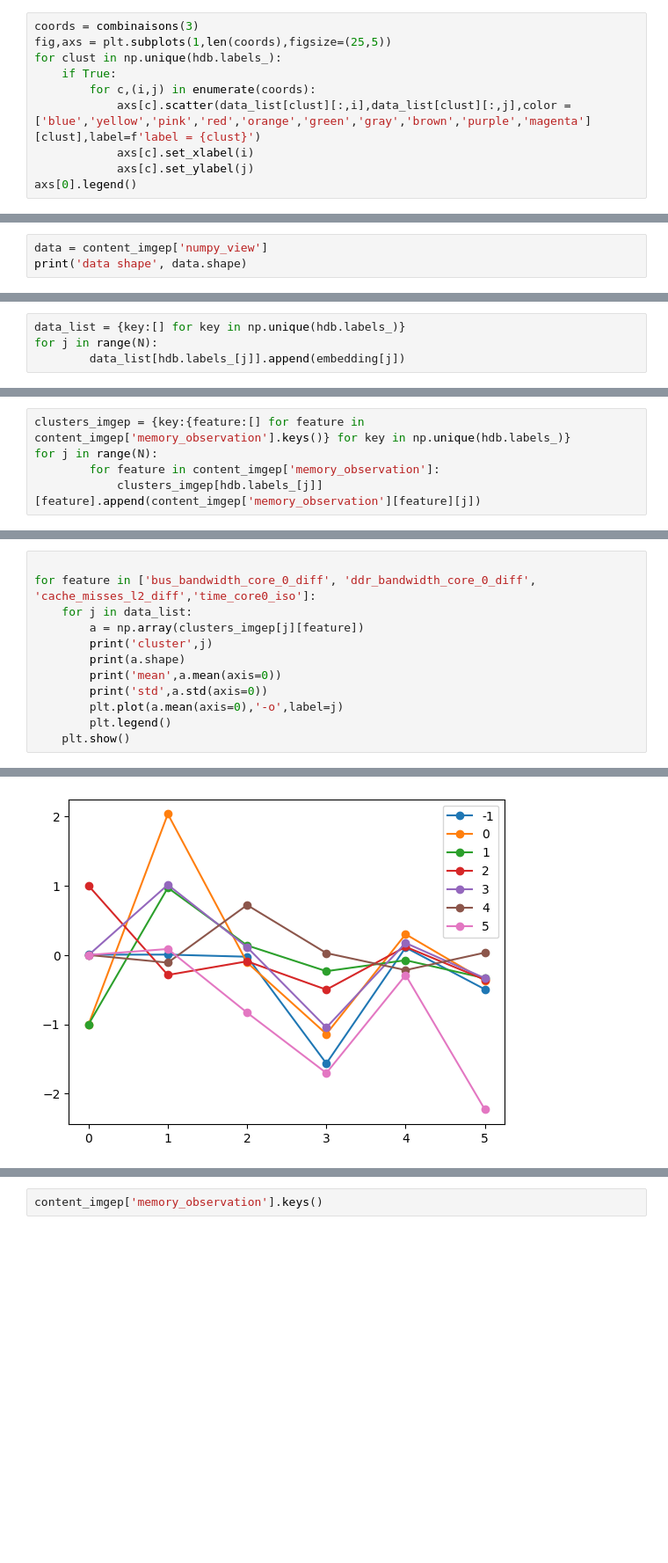
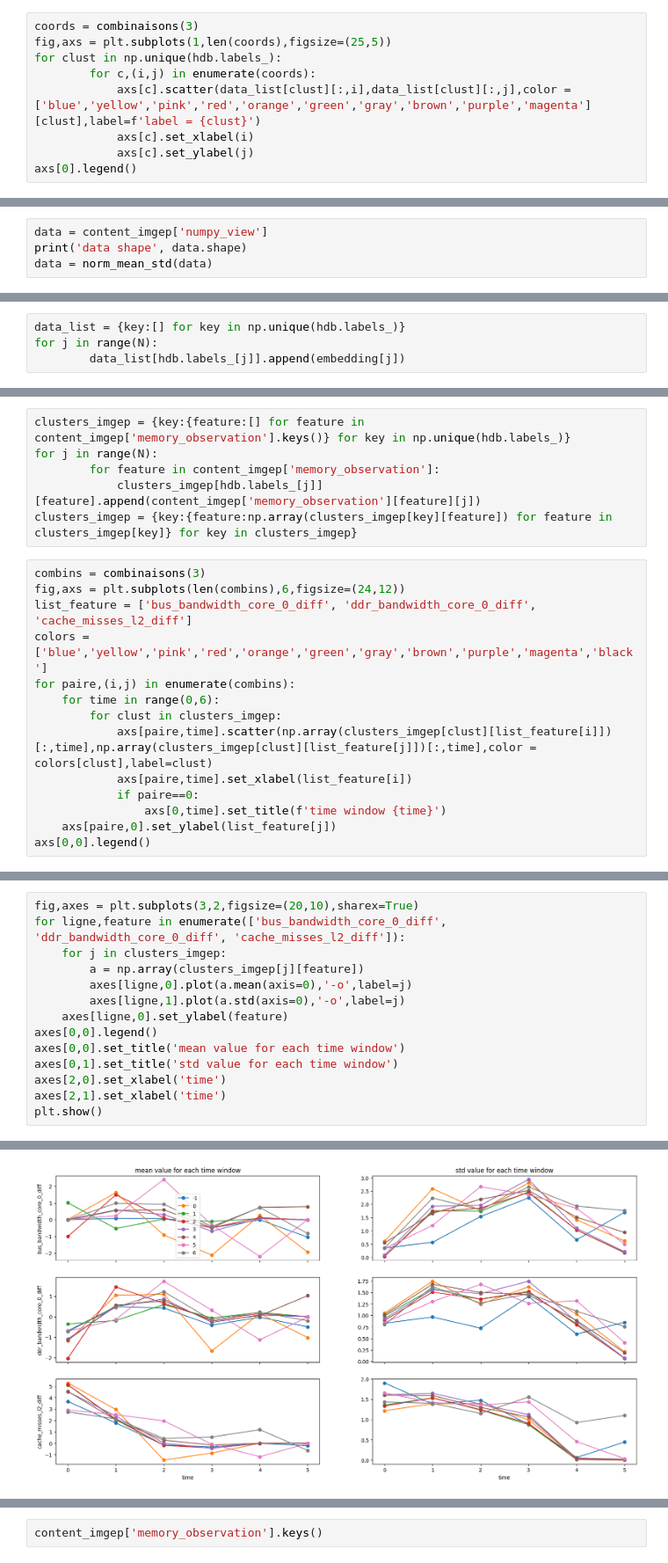
Before and after one commit to Ludoviccccc/Aixia_nouvelle_approche, a Jupyter notebook: Analyse_imgep.ipynb, the cells around one changed output, grey strips where cells are left out. Shown at 88% size. Drawn from its saved outputs; the diff is of its cells as text; blank space fills up the shorter version.

```diff
--- a/Analyse_imgep.ipynb
+++ b/Analyse_imgep.ipynb
@@ -168,7 +151,6 @@ num elem label 7: 2124
 coords = combinaisons(3)
 fig,axs = plt.subplots(1,len(coords),figsize=(25,5))
 for clust in np.unique(hdb.labels_):
-    if True:
         for c,(i,j) in enumerate(coords):
             axs[c].scatter(data_list[clust][:,i],data_list[clust][:,j],color = ['blue','yellow','pink','red','orange','green','gray','brown','purple','magenta'][clust],label=f'label = {clust}')
             axs[c].set_xlabel(i)
@@ -187,5 +168,6 @@ embedding = reducer.fit_transform(data)
 # %%
 data = content_imgep['numpy_view']
 print('data shape', data.shape)
+data = norm_mean_std(data)
 # %% [output]
 data shape (100000, 18)
@@ -242,3 +231,18 @@ clusters_imgep = {key:{feature:[] for feature in content_imgep['memory_observati
 for j in range(N):
         for feature in content_imgep['memory_observation']:
             clusters_imgep[hdb.labels_[j]][feature].append(content_imgep['memory_observation'][feature][j])
+clusters_imgep = {key:{feature:np.array(clusters_imgep[key][feature]) for feature in clusters_imgep[key]} for key in clusters_imgep}
+# %%
+combins = combinaisons(3)
+fig,axs = plt.subplots(len(combins),6,figsize=(24,12))
+list_feature = ['bus_bandwidth_core_0_diff', 'ddr_bandwidth_core_0_diff', 'cache_misses_l2_diff']
+colors = ['blue','yellow','pink','red','orange','green','gray','brown','purple','magenta','black']
+for paire,(i,j) in enumerate(combins):
+    for time in range(0,6):
+        for clust in clusters_imgep:
+            axs[paire,time].scatter(np.array(clusters_imgep[clust][list_feature[i]])[:,time],np.array(clusters_imgep[clust][list_feature[j]])[:,time],color = colors[clust],label=clust)
+            axs[paire,time].set_xlabel(list_feature[i])
+            if paire==0:
+                axs[0,time].set_title(f'time window {time}')
+    axs[paire,0].set_ylabel(list_feature[j])
+axs[0,0].legend()
@@ -245,13 +252,15 @@ for j in range(N):
 # %%
-
-for feature in ['bus_bandwidth_core_0_diff', 'ddr_bandwidth_core_0_diff', 'cache_misses_l2_diff','time_core0_iso']:
-    for j in data_list:
+fig,axes = plt.subplots(3,2,figsize=(20,10),sharex=True)
+for ligne,feature in enumerate(['bus_bandwidth_core_0_diff', 'ddr_bandwidth_core_0_diff', 'cache_misses_l2_diff']):
+    for j in clusters_imgep:
         a = np.array(clusters_imgep[j][feature])
-        print('cluster',j)
-        print(a.shape)
-        print('mean',a.mean(axis=0))
-        print('std',a.std(axis=0))
-        plt.plot(a.mean(axis=0),'-o',label=j)
-        plt.legend()
-    plt.show()
+        axes[ligne,0].plot(a.mean(axis=0),'-o',label=j)
+        axes[ligne,1].plot(a.std(axis=0),'-o',label=j)
+    axes[ligne,0].set_ylabel(feature)
+axes[0,0].legend()
+axes[0,0].set_title('mean value for each time window')
+axes[0,1].set_title('std value for each time window')
+axes[2,0].set_xlabel('time')
+axes[2,1].set_xlabel('time')
+plt.show()
 # %% [output]
@@ -275 +267 @@ std [0.03420592 0.3874282  1.8213667  3.04566676 0.73475632 0.73185209]
-[figure, old version]
+[figure, new version]
```
Also changed, not shown: parts of 34 cells of this notebook.
